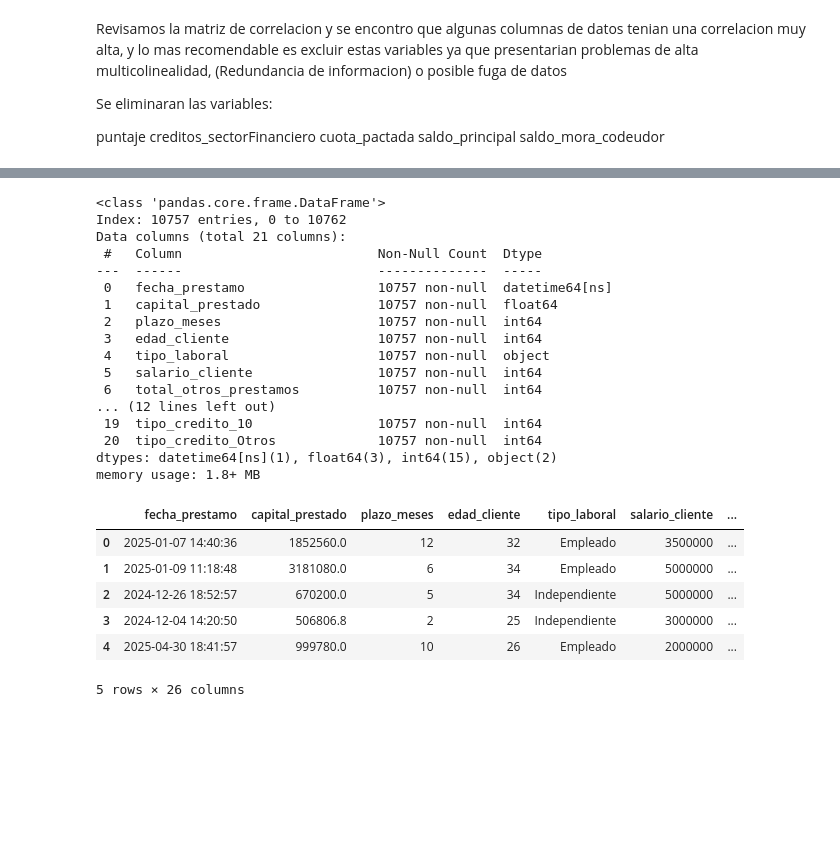
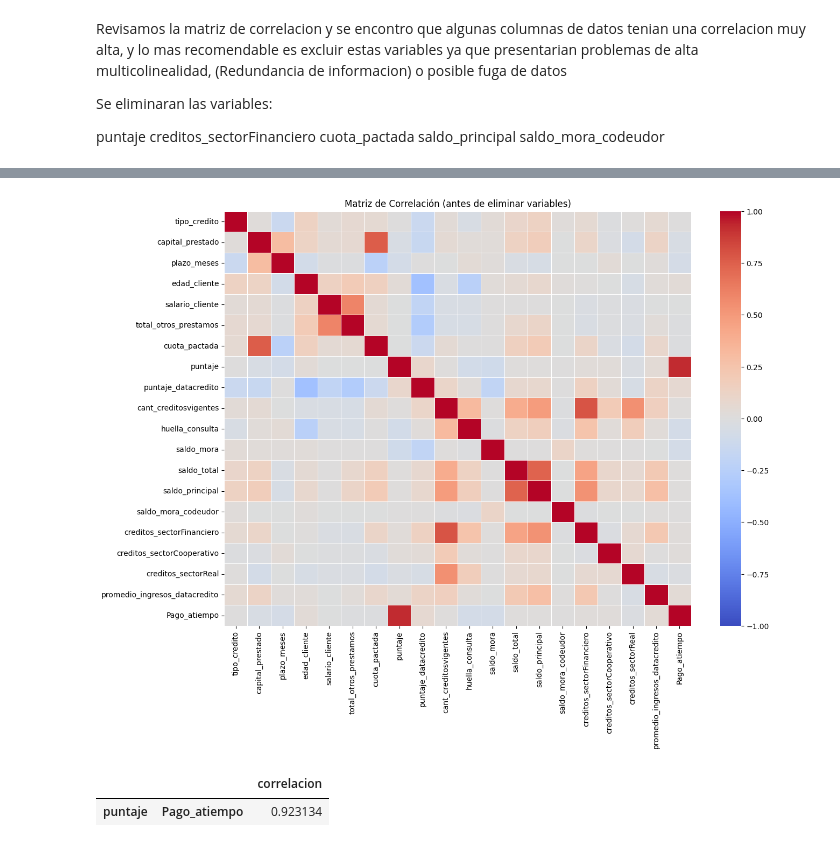
Before and after one commit to JulianRamirez43/MachineLearningProject, a Jupyter notebook: mlops_pipeline/comprension_eda.ipynb, the cells around one changed output, grey strips where cells are left out. Drawn from its saved outputs; the diff is of its cells as text; code cells hidden in the pictures; blank space fills up the shorter version.

```diff
--- a/mlops_pipeline/comprension_eda.ipynb
+++ b/mlops_pipeline/comprension_eda.ipynb
@@ -41,5 +102,3 @@ creditos_sectorFinanciero
 cuota_pactada
 saldo_principal
 saldo_mora_codeudor
-# %%
-df = df.drop(columns=['puntaje', 'creditos_sectorFinanciero', 'cuota_pactada', 'saldo_principal', 'saldo_mora_codeudor'])
@@ -149,6 +104,0 @@ Name: count, Length: 8858, dtype: int64
-# %%
-# 1. Calcular la media (Pandas ignora automáticamente los 150 nulos al calcularla)
-media_columna = df['saldo_total'].mean()
-
-# 2. Imputar los valores nulos con la media
-df['saldo_total'] = df['saldo_total'].fillna(media_columna)
@@ -161,6 +104,0 @@ Con los 2.925 datos nulos de la columna, si los eliminabamos generaba un gran po
-# %%
-# 1. Calcular la media (Pandas ignora automáticamente los 150 nulos al calcularla)
-media_columna = df['promedio_ingresos_datacredito'].mean()
-
-# 2. Imputar los valores nulos con la media
-df['promedio_ingresos_datacredito'] = df['promedio_ingresos_datacredito'].fillna(media_columna)
@@ -192,20 +104,0 @@ Name: count, dtype: int64
-# %%
-df.info()
-# %% [output]
-<class 'pandas.core.frame.DataFrame'>
-Index: 10757 entries, 0 to 10762
-Data columns (total 21 columns):
- #   Column                         Non-Null Count  Dtype
----  ------                         --------------  -----
- 0   fecha_prestamo                 10757 non-null  datetime64[ns]
- 1   capital_prestado               10757 non-null  float64
- 2   plazo_meses                    10757 non-null  int64
- 3   edad_cliente                   10757 non-null  int64
- 4   tipo_laboral                   10757 non-null  object
- 5   salario_cliente                10757 non-null  int64
- 6   total_otros_prestamos          10757 non-null  int64
-... (12 lines left out)
- 19  tipo_credito_10                10757 non-null  int64
- 20  tipo_credito_Otros             10757 non-null  int64
-dtypes: datetime64[ns](1), float64(3), int64(15), object(2)
-memory usage: 1.8+ MB
@@ -221,10 +105,18 @@ df = pd.get_dummies(df, columns=['tipo_credito'], dtype=int)
-# %%
-df.head()
-# %% [output]
-|  | fecha_prestamo | capital_prestado | plazo_meses | edad_cliente | tipo_laboral | salario_cliente | ... |
-| 0 | 2025-01-07 14:40:36 | 1852560.0 | 12 | 32 | Empleado | 3500000 | ... |
-| 1 | 2025-01-09 11:18:48 | 3181080.0 | 6 | 34 | Empleado | 5000000 | ... |
-| 2 | 2024-12-26 18:52:57 | 670200.0 | 5 | 34 | Independiente | 5000000 | ... |
-| 3 | 2024-12-04 14:20:50 | 506806.8 | 2 | 25 | Independiente | 3000000 | ... |
-| 4 | 2025-04-30 18:41:57 | 999780.0 | 10 | 26 | Empleado | 2000000 | ... |
-5 rows × 26 columns
+# %%
+# Evidencia para la eliminación de variables: pares con correlación alta (ANTES de eliminar)
+corr_inicial = df.corr(numeric_only=True)
+
+plt.figure(figsize=(14, 10))
+sns.heatmap(corr_inicial, annot=False, cmap='coolwarm', linewidths=0.5, vmin=-1, vmax=1)
+plt.title('Matriz de Correlación (antes de eliminar variables)')
+plt.show()
+
+# Pares con |correlación| > 0.8 (triángulo superior para no repetir)
+mask = np.triu(np.ones(corr_inicial.shape, dtype=bool), k=1)
+pares = corr_inicial.where(mask).stack()
+pares_altos = pares[pares.abs() > 0.8].sort_values(key=abs, ascending=False)
+display(pares_altos.rename('correlacion').to_frame())
+# %% [output]
+[figure, added]
+|  |  | correlacion |
+| puntaje | Pago_atiempo | 0.923134 |
```
Also changed, not shown: parts of 59 cells of this notebook, 9 other files.
